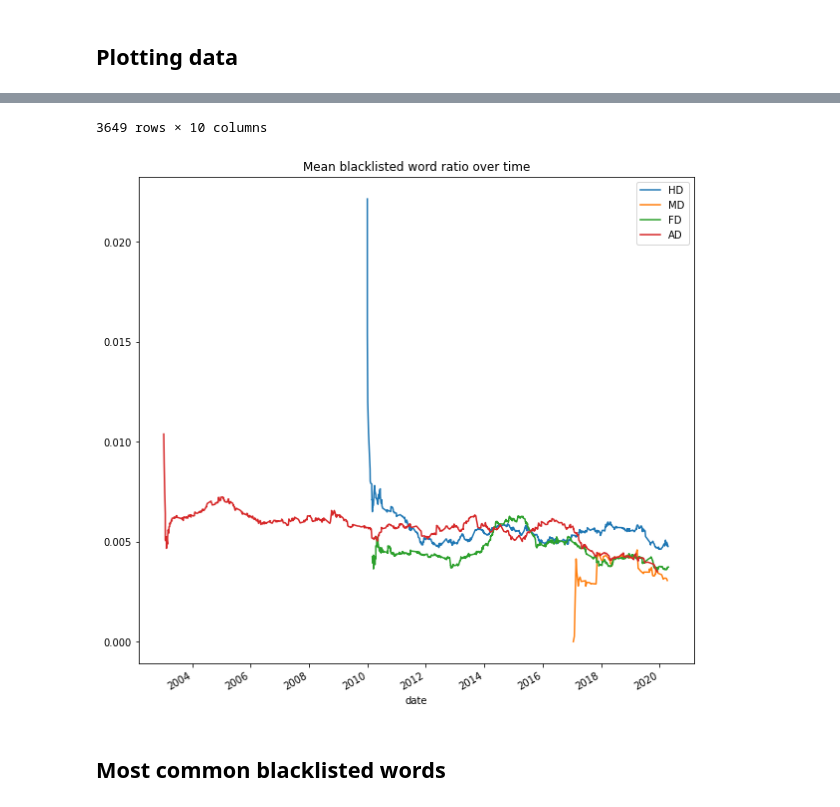
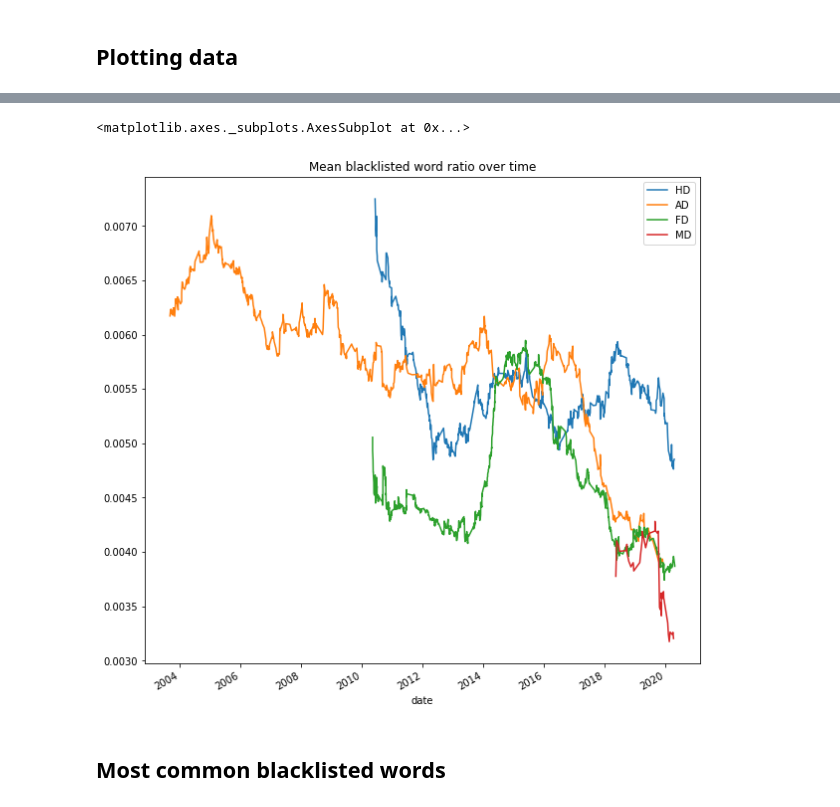
Before and after one commit to karvla/lawlingo, a Jupyter notebook: lawlingo.ipynb, the cells around one changed output, grey strips where cells are left out. Saved outputs shown, nothing was run; the diff lists cells and outputs as text; code cells hidden in the pictures.

```diff
--- a/lawlingo.ipynb
+++ b/lawlingo.ipynb
@@ -227,6 +231,6 @@ Mean illegal ratio FD: 0.004548303783287122
 # %%
-df.loc[df['type'] == 'HD']['illegal_ratio'].rolling('500d').mean().plot(label="HD", legend = True, title= 'Mean blacklisted word ratio over time', figsize=(10, 10))
-df.loc[df['type'] == 'MD']['illegal_ratio'].rolling('500d').mean().plot(label="MD", legend = True)
-df.loc[df['type'] == 'FD']['illegal_ratio'].rolling('500d').mean().plot(label="FD", legend = True)
-df.loc[df['type'] == 'AD']['illegal_ratio'].rolling('500d').mean().plot(label="AD", legend = True)
+df.loc[df['type'] == 'HD']['illegal_ratio'].rolling('700d', min_periods = 40).mean().plot(label="HD", legend = True, title= 'Mean blacklisted word ratio over time', figsize=(10, 10))
+df.loc[df['type'] == 'AD']['illegal_ratio'].rolling('700d', min_periods = 40).mean().plot(label="AD", legend = True)
+df.loc[df['type'] == 'FD']['illegal_ratio'].rolling('700d', min_periods = 40).mean().plot(label="FD", legend = True)
+df.loc[df['type'] == 'MD']['illegal_ratio'].rolling('700d', min_periods = 40).mean().plot(label="MD", legend = True)
 # %% [output]
@@ -246,5 +237,5 @@ df.loc[df['type'] == 'AD']['illegal_ratio'].rolling('500d').mean().plot(label="A
-3649 rows × 10 columns
+<matplotlib.axes._subplots.AxesSubplot at 0x...>
-[figure, old version]
+[figure, new version]
 # %% [markdown]
 ## Most common blacklisted words
 # %%
```
Also changed, not shown: parts of 11 cells of this notebook.
